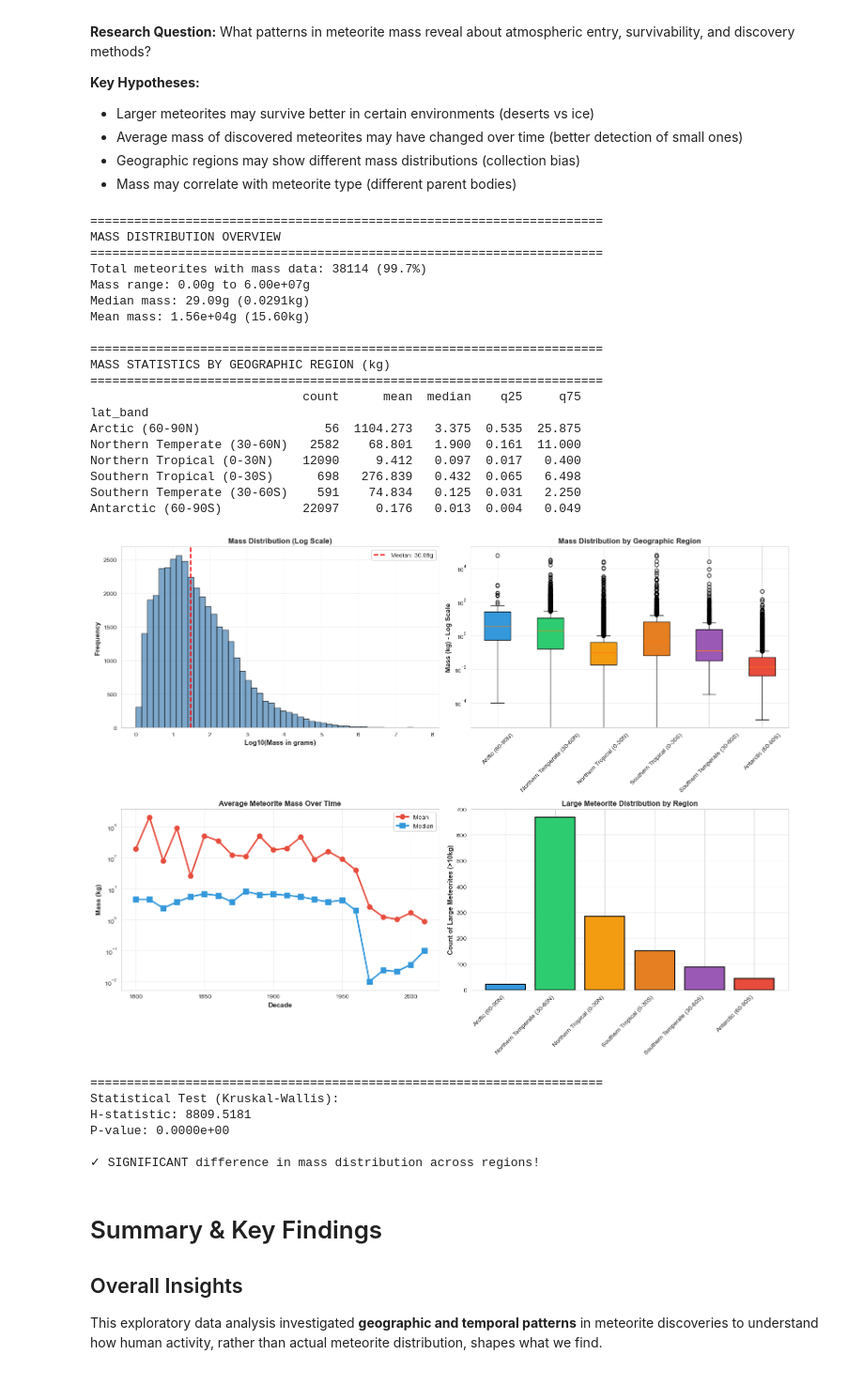
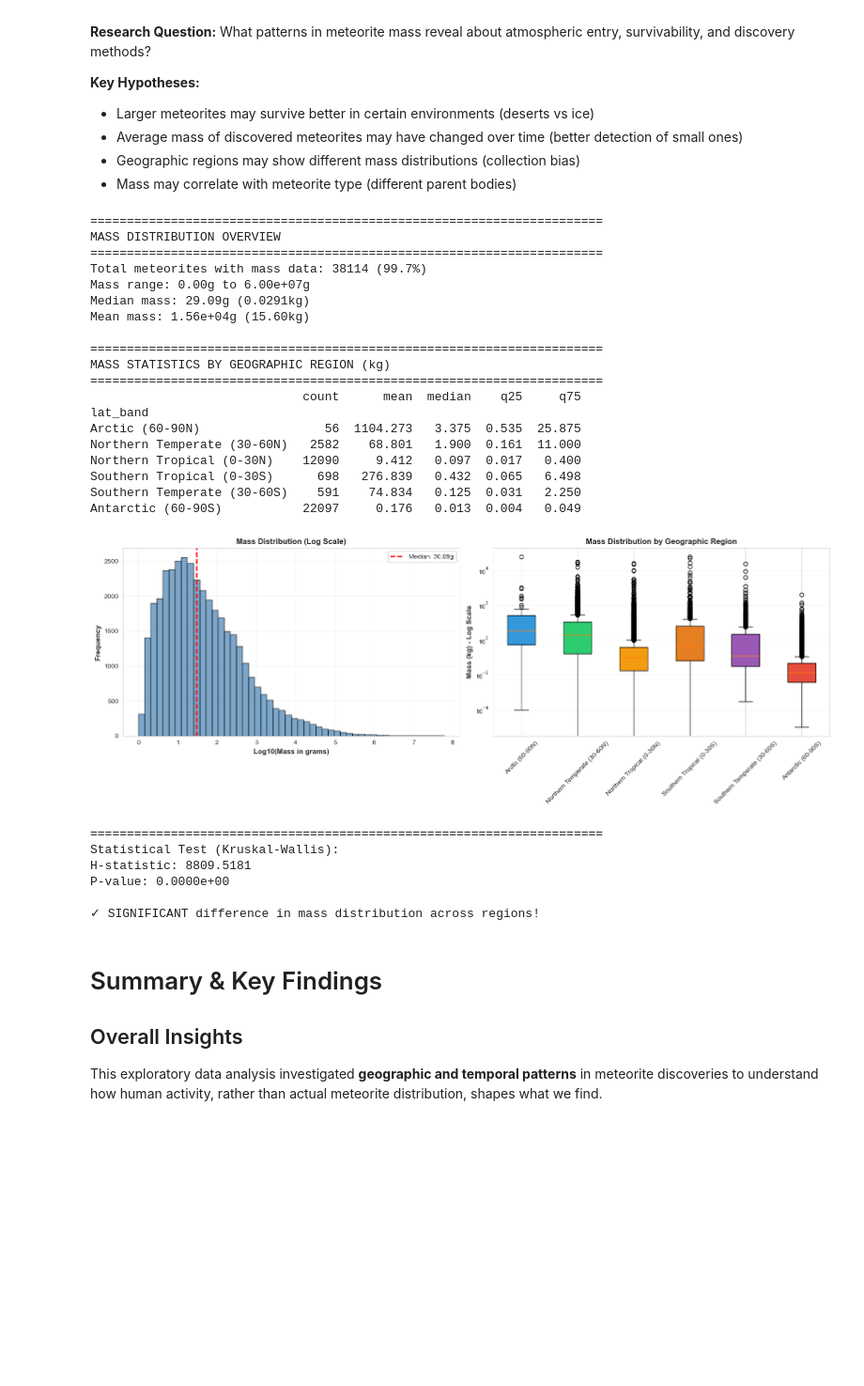
Before and after one commit to adikal25/DS-5610-EDA, a Jupyter notebook: src/adithya.ipynb, the cells around one changed output. Shown at 94% size. Cells and saved outputs as stored; diff of their text form; code cells hidden in the pictures; blank space fills up the shorter version.

Commit message:
Updated execution counts in adithya.ipynb and modified plot configurations for improved visualization, including adjustments to subplot arrangements and figure sizes.

```diff
--- a/src/adithya.ipynb
+++ b/src/adithya.ipynb
@@ -642,56 +642,30 @@ print("="*70)
 print(mass_by_region.reindex(lat_order).round(3).to_string())
 
 # Visualize
-fig, axes = plt.subplots(2, 2, figsize=(16, 12))
+fig, axes = plt.subplots(1, 2, figsize=(16, 6))
 
 # Plot 1: Mass distribution histogram (log scale)
-axes[0, 0].hist(mass_df['log_mass'], bins=50, edgecolor='black', alpha=0.7, color='steelblue')
-axes[0, 0].axvline(mass_df['log_mass'].median(), color='red', linestyle='--',
+axes[0].hist(mass_df['log_mass'], bins=50, edgecolor='black', alpha=0.7, color='steelblue')
+axes[0].axvline(mass_df['log_mass'].median(), color='red', linestyle='--',
                   linewidth=2, label=f'Median: {10**mass_df["log_mass"].median():.2f}g')
-axes[0, 0].set_xlabel('Log10(Mass in grams)', fontsize=11, fontweight='bold')
-axes[0, 0].set_ylabel('Frequency', fontsize=11, fontweight='bold')
-axes[0, 0].set_title('Mass Distribution (Log Scale)', fontsize=12, fontweight='bold')
-axes[0, 0].legend()
-axes[0, 0].grid(True, alpha=0.3)
+axes[0].set_xlabel('Log10(Mass in grams)', fontsize=11, fontweight='bold')
+axes[0].set_ylabel('Frequency', fontsize=11, fontweight='bold')
+axes[0].set_title('Mass Distribution (Log Scale)', fontsize=12, fontweight='bold')
+axes[0].legend()
+axes[0].grid(True, alpha=0.3)
 
 # Plot 2: Box plot by region
 mass_by_region_list = [mass_df[mass_df['lat_band'] == region]['mass_kg'].values
                         for region in lat_order if region in mass_df['lat_band'].unique()]
-bp = axes[0, 1].boxplot(mass_by_region_list, labels=[r for r in lat_order if r in mass_df['lat_band'].unique()],
+bp = axes[1].boxplot(mass_by_region_list, labels=[r for r in lat_order if r in mass_df['lat_band'].unique()],
                        patch_artist=True)
 for patch, color in zip(bp['boxes'], [colors_regions.get(col, '#95a5a6') for col in lat_order if col in mass_df['lat_band'].unique()]):
     patch.set_facecolor(color)
-axes[0, 1].set_yscale('log')
-axes[0, 1].set_ylabel('Mass (kg) - Log Scale', fontsize=11, fontweight='bold')
-axes[0, 1].set_title('Mass Distribution by Geographic Region', fontsize=12, fontweight='bold')
-axes[0, 1].tick_params(axis='x', rotation=45)
-axes[0, 1].grid(True, alpha=0.3, axis='y')
-
-# Plot 3: Mean mass over time
-mass_temporal = mass_df[mass_df['year'] >= 1800].groupby('decade')['mass_kg'].agg(['mean', 'median', 'count'])
-axes[1, 0].plot(mass_temporal.index, mass_temporal['mean'], marker='o', linewidth=2.5,
-               markersize=8, label='Mean', color='#e74c3c')
-axes[1, 0].plot(mass_temporal.index, mass_temporal['median'], marker='s', linewidth=2.5,
-               markersize=8, label='Median', color='#3498db')
-axes[1, 0].set_xlabel('Decade', fontsize=11, fontweight='bold')
-axes[1, 0].set_ylabel('Mass (kg)', fontsize=11, fontweight='bold')
-axes[1, 0].set_title('Average Meteorite Mass Over Time', fontsize=12, fontweight='bold')
-axes[1, 0].set_yscale('log')
-axes[1, 0].legend()
-axes[1, 0].grid(True, alpha=0.3)
-
-# Plot 4: Large meteorites (>10kg) by region
-large_threshold = 10  # kg
-large_meteorites = mass_df[mass_df['mass_kg'] > large_threshold].groupby('lat_band').size()
-large_meteorites = large_meteorites.reindex(lat_order, fill_value=0)
-axes[1, 1].bar(range(len(large_meteorites)), large_meteorites.values,
-              color=[colors_regions.get(col, '#95a5a6') for col in large_meteorites.index],
-              edgecolor='black', linewidth=1.5)
-axes[1, 1].set_xticks(range(len(large_meteorites)))
-axes[1, 1].set_xticklabels(large_meteorites.index, rotation=45, ha='right')
-axes[1, 1].set_ylabel(f'Count of Large Meteorites (>{large_threshold}kg)', fontsize=11, fontweight='bold')
-axes[1, 1].set_title('Large Meteorite Distribution by Region', fontsize=12, fontweight='bold')
-axes[1, 1].grid(True, alpha=0.3, axis='y')
+axes[1].set_yscale('log')
+axes[1].set_ylabel('Mass (kg) - Log Scale', fontsize=11, fontweight='bold')
+axes[1].set_title('Mass Distribution by Geographic Region', fontsize=12, fontweight='bold')
+axes[1].tick_params(axis='x', rotation=45)
+axes[1].grid(True, alpha=0.3, axis='y')
 
 plt.tight_layout()
 plt.show()
@@ -703,34 +677,34 @@ groups = [mass_df[mass_df['lat_band'] == region]['mass_kg'].values
 if len(groups) > 2:
     h_stat, p_value = kruskal(*groups)
     print(f"\n{'='*70}")
     print(f"Statistical Test (Kruskal-Wallis):")
     print(f"H-statistic: {h_stat:.4f}")
     print(f"P-value: {p_value:.4e}")
     if p_value < 0.05:
         print(f"\n✓ SIGNIFICANT difference in mass distribution across regions!")
     else:
         print(f"\n✗ No significant difference in mass distribution.")
 # %% [output]
 ======================================================================
 MASS DISTRIBUTION OVERVIEW
 ======================================================================
 Total meteorites with mass data: 38114 (99.7%)
 Mass range: 0.00g to 6.00e+07g
 Median mass: 29.09g (0.0291kg)
 Mean mass: 1.56e+04g (15.60kg)
 
 ======================================================================
 MASS STATISTICS BY GEOGRAPHIC REGION (kg)
 ======================================================================
                              count      mean  median    q25     q75
 lat_band
 Arctic (60-90N)                 56  1104.273   3.375  0.535  25.875
 Northern Temperate (30-60N)   2582    68.801   1.900  0.161  11.000
 Northern Tropical (0-30N)    12090     9.412   0.097  0.017   0.400
 Southern Tropical (0-30S)      698   276.839   0.432  0.065   6.498
 Southern Temperate (30-60S)    591    74.834   0.125  0.031   2.250
 Antarctic (60-90S)           22097     0.176   0.013  0.004   0.049
-[figure, old version]
+[figure, new version]
 ======================================================================
 Statistical Test (Kruskal-Wallis):
 H-statistic: 8809.5181
```
